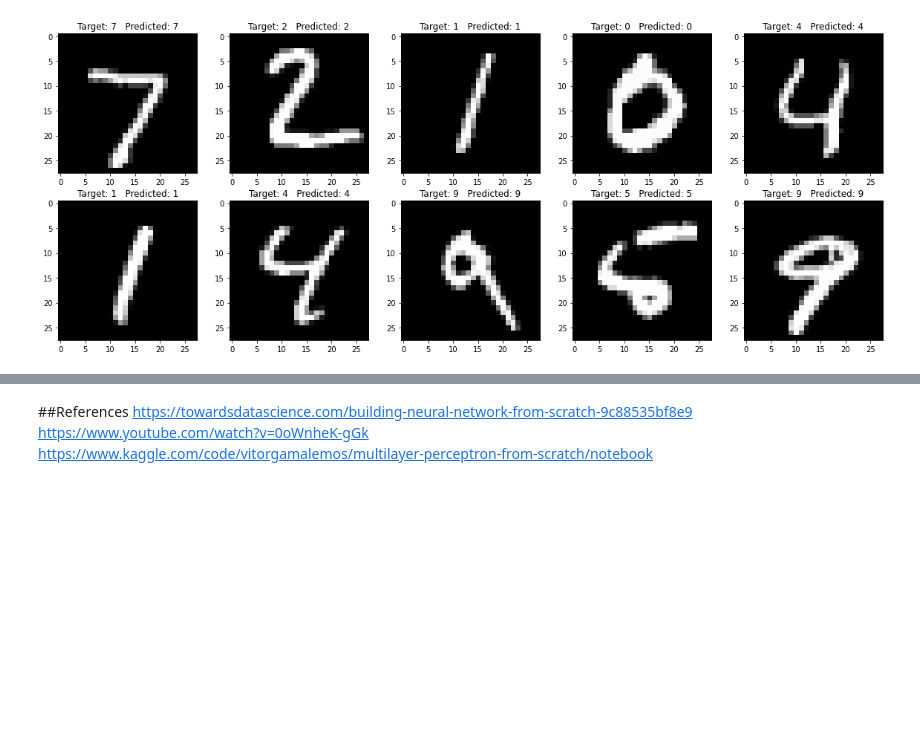
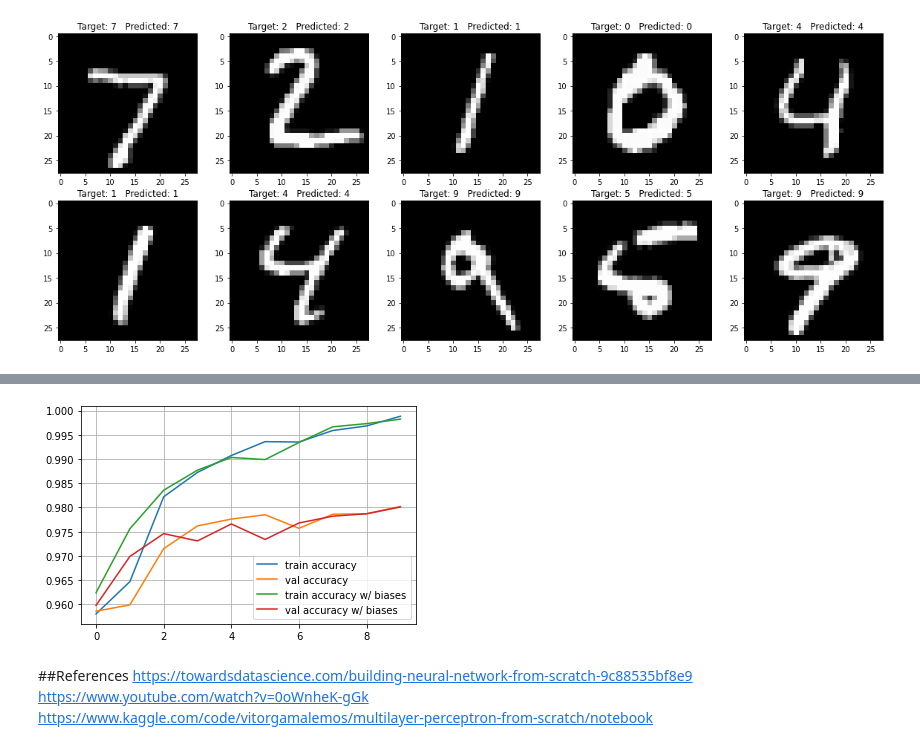
Before and after one commit to gustavohroos/treinamento-h2ia, a Jupyter notebook: MLP/MLPClassifier.ipynb, the cells around one changed output, grey strips where cells are left out. Drawn from its saved outputs; the diff is of its cells as text; code cells hidden in the pictures; blank space fills up the shorter version.

```diff
--- a/MLP/MLPClassifier.ipynb
+++ b/MLP/MLPClassifier.ipynb
@@ -177,6 +178,11 @@ def train_epochs(X_train, y_train, model, X_val, y_val):
         print("Train accuracy:",train_log[-1])
         print("Val accuracy:",val_log[-1])
     return train_log, val_log
+# %%
+model = MLP()
+model.add_layer(Dense(784, 200))
+model.add_layer(Dense(200, 100))
+model.add_layer(Dense(100, 10), hidden=False)
 # %%
 train_log, val_log = train_epochs(X_train, y_train, model, X_val, y_val)
 # %% [output]
@@ -245,0 +238,32 @@ Final accuracy w/ X_test: 0.9805
+# %%
+class Dense_with_biases(Layer):
+    def __init__(self, n_inputs, n_outputs, learning_rate=0.1):
+        self.n_inputs = n_inputs
+        self.n_outputs = n_outputs
+        self.learning_rate = learning_rate
+        self.weights = np.random.normal(loc=0.0,
+                                        scale=np.sqrt(2/(n_inputs+n_outputs)),
+                                        size=(n_inputs, n_outputs))
+        self.biases = np.zeros(n_outputs)
+
+    def forward(self, input):
+        return np.dot(input, self.weights) + self.biases
+
+    def backward(self, input, grad_output):
+        grad_input = np.dot(grad_output, self.weights.T)
+        grad_weights = np.dot(input.T, grad_output)
+        grad_biases = grad_output.mean(axis=0)*input.shape[0]
+
+        assert grad_weights.shape == self.weights.shape and grad_biases.shape == self.biases.shape
+
+        self.weights = self.weights - self.learning_rate * grad_weights
+        self.biases = self.biases - self.learning_rate * grad_biases
+
+        return grad_input
+# %%
+model2 = MLP()
+model2.add_layer(Dense_with_biases(784, 200))
+model2.add_layer(Dense_with_biases(200, 100))
+model2.add_layer(Dense_with_biases(100, 10), hidden=False)
+# %%
+train_log2, val_log2 = train_epochs(X_train, y_train, model2, X_val, y_val)
@@ -246,3 +304,13 @@ Final accuracy w/ X_test: 0.9805
+# %%
+plt.plot(train_log,label='train accuracy')
+plt.plot(val_log,label='val accuracy')
+plt.plot(train_log2,label='train accuracy w/ biases')
+plt.plot(val_log2,label='val accuracy w/ biases')
+plt.legend(loc='best')
+plt.grid()
+plt.show()
+# %% [output]
+[figure, added]
 # %% [markdown]
 ##References
 https://towardsdatascience.com/building-neural-network-from-scratch-9c88535bf8e9<br/>
```
Also changed, not shown: parts of 7 cells of this notebook.
